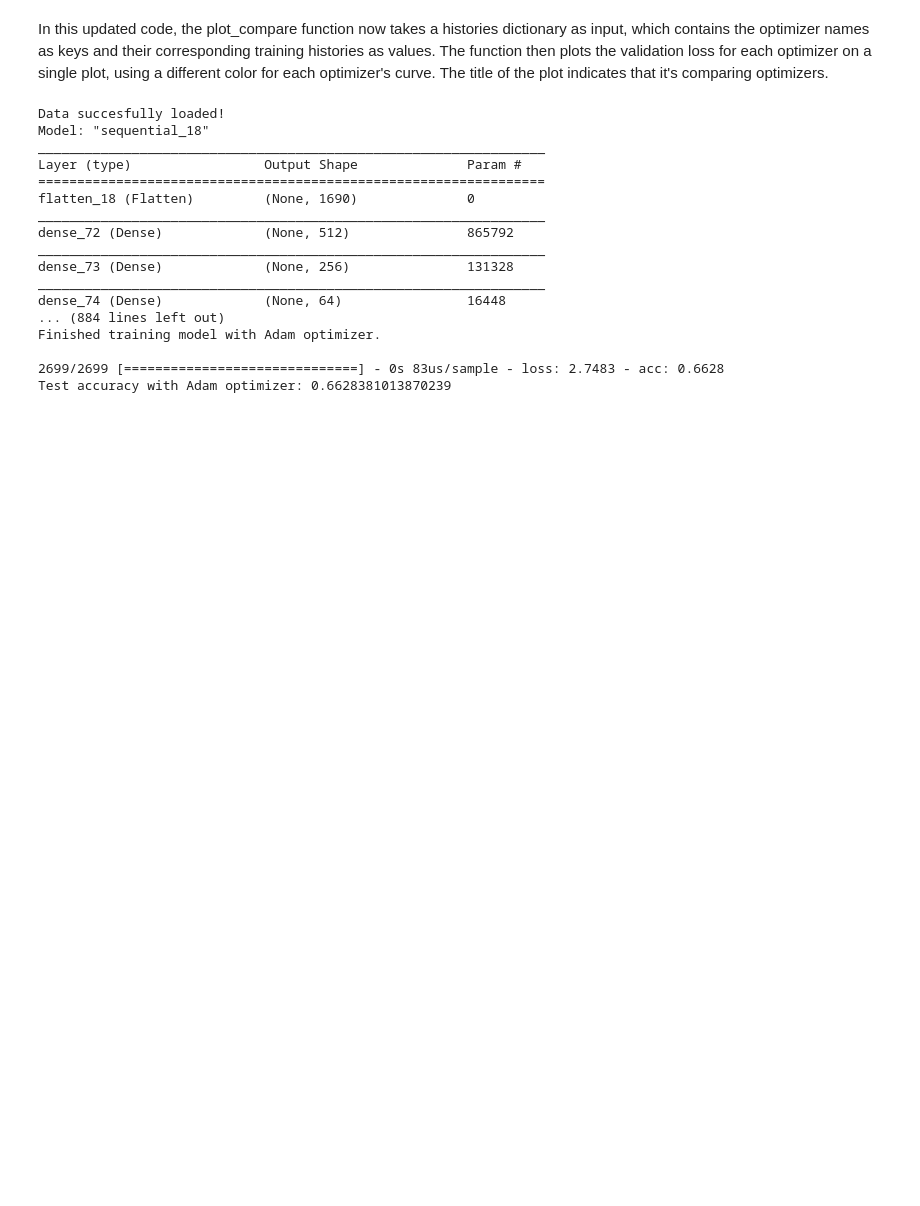
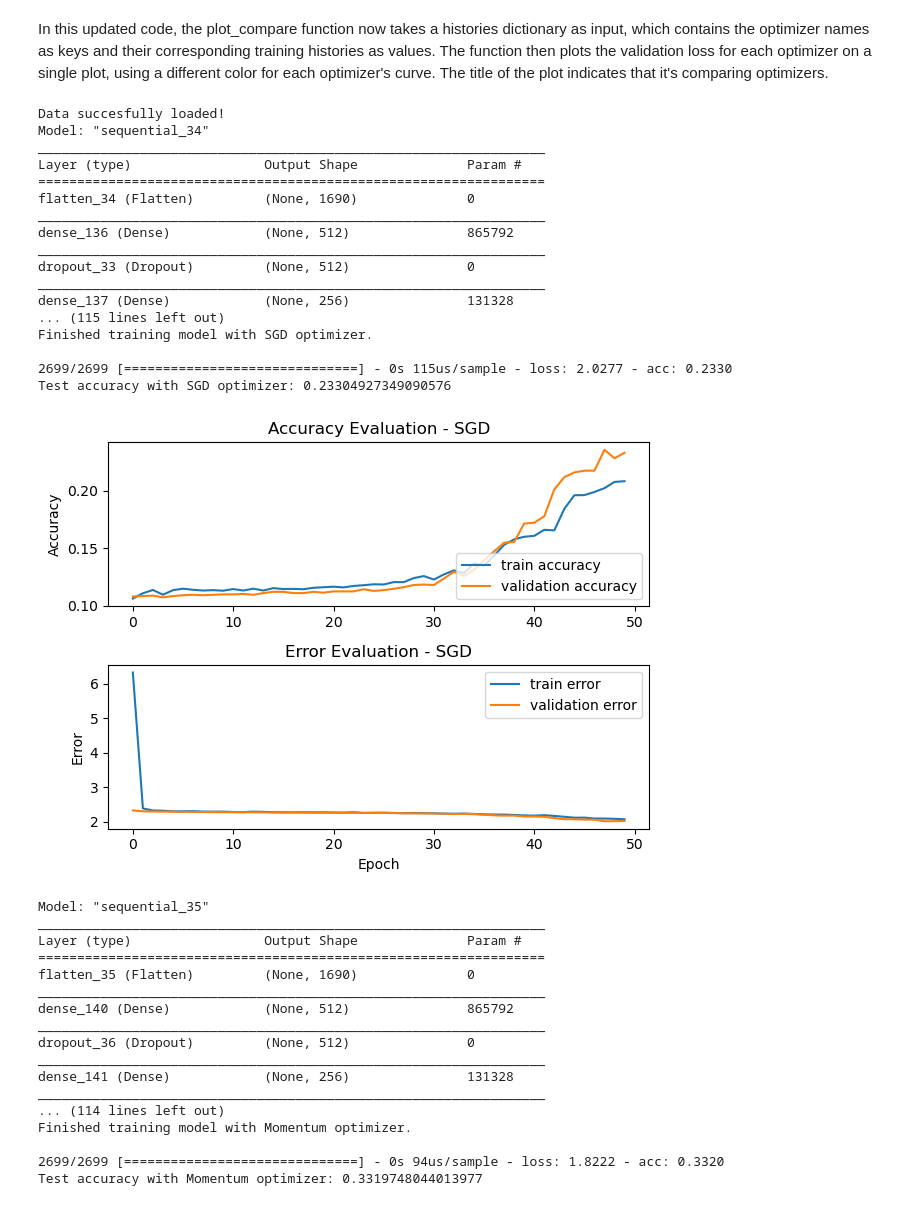
Before and after one commit to KJialun/Music-classification, a Jupyter notebook: Model_trainning_MFCC/optimizer_compare.ipynb, the cells around one changed output. Drawn from its saved outputs; the diff is of its cells as text; code cells hidden in the pictures; blank space fills up the shorter version.

```diff
--- a/Model_trainning_MFCC/optimizer_compare.ipynb
+++ b/Model_trainning_MFCC/optimizer_compare.ipynb
@@ -114,49 +114,67 @@ if __name__ == "__main__":
             keras.layers.Flatten(input_shape=(X.shape[1], X.shape[2])),
             # 1st dense layer
             keras.layers.Dense(512, activation='relu'),
-            # keras.layers.Dropout(0.3), #dropout neurons to fight overfitting, dropout probability
+            keras.layers.Dropout(0.3), #dropout neurons to fight overfitting, dropout probability
             # 2nd dense layer
             keras.layers.Dense(256, activation='relu'),
-            # keras.layers.Dropout(0.3), #dropout neurons to fight overfitting, dropout probability
+            keras.layers.Dropout(0.3), #dropout neurons to fight overfitting, dropout probability
             # 3rd dense layer
             keras.layers.Dense(64, activation='relu'),
-            # keras.layers.Dropout(0.3), #dropout neurons to fight overfitting, dropout probability
+            keras.layers.Dropout(0.3), #dropout neurons to fight overfitting, dropout probability
             # Output layer
             keras.layers.Dense(10, activation='softmax')
         ])
 
         # Compile model with the current optimizer
         model.compile(optimizer=optimizer, loss='sparse_categorical_crossentropy', metrics=['accuracy'])
         model.summary()
 
         # Train model
         print(f"Training model with {optimizer_name} optimizer...")
         history = model.fit(X_train, y_train, validation_data=(X_test, y_test), batch_size=32, epochs=50)
         print(f"Finished training model with {optimizer_name} optimizer.\n")
 
         # Evaluate model
         test_loss, test_acc = model.evaluate(X_test, y_test)
         print(f"Test accuracy with {optimizer_name} optimizer: {test_acc}\n")
 
         # Plot training history
-        # plot_history(history, optimizer_name)
+        plot_history(history, optimizer_name)
 
         histories[optimizer_name] = history
 # %% [output]
 Data succesfully loaded!
-Model: "sequential_18"
+Model: "sequential_34"
 _________________________________________________________________
 Layer (type)                 Output Shape              Param #
 =================================================================
-flatten_18 (Flatten)         (None, 1690)              0
+flatten_34 (Flatten)         (None, 1690)              0
 _________________________________________________________________
-dense_72 (Dense)             (None, 512)               865792
+dense_136 (Dense)            (None, 512)               865792
 _________________________________________________________________
-dense_73 (Dense)             (None, 256)               131328
+dropout_33 (Dropout)         (None, 512)               0
 _________________________________________________________________
-dense_74 (Dense)             (None, 64)                16448
-... (884 lines left out)
-Finished training model with Adam optimizer.
+dense_137 (Dense)            (None, 256)               131328
+... (115 lines left out)
+Finished training model with SGD optimizer.
 
-2699/2699 [==============================] - 0s 83us/sample - loss: 2.7483 - acc: 0.6628
-Test accuracy with Adam optimizer: 0.6628381013870239
+2699/2699 [==============================] - 0s 115us/sample - loss: 2.0277 - acc: 0.2330
+Test accuracy with SGD optimizer: 0.23304927349090576
+[figure, added]
+Model: "sequential_35"
+_________________________________________________________________
+Layer (type)                 Output Shape              Param #
+=================================================================
+flatten_35 (Flatten)         (None, 1690)              0
+_________________________________________________________________
+dense_140 (Dense)            (None, 512)               865792
+_________________________________________________________________
+dropout_36 (Dropout)         (None, 512)               0
+_________________________________________________________________
+dense_141 (Dense)            (None, 256)               131328
+_________________________________________________________________
+... (114 lines left out)
+Finished training model with Momentum optimizer.
+
+2699/2699 [==============================] - 0s 94us/sample - loss: 1.8222 - acc: 0.3320
+Test accuracy with Momentum optimizer: 0.3319748044013977
```
Also changed, not shown: parts of 2 cells of this notebook.
